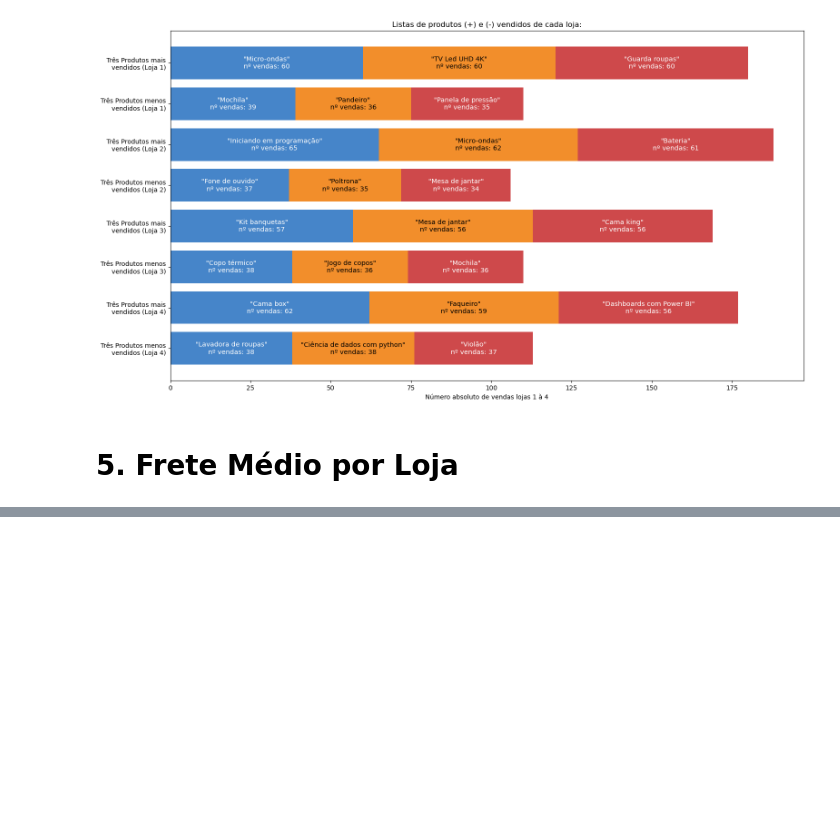
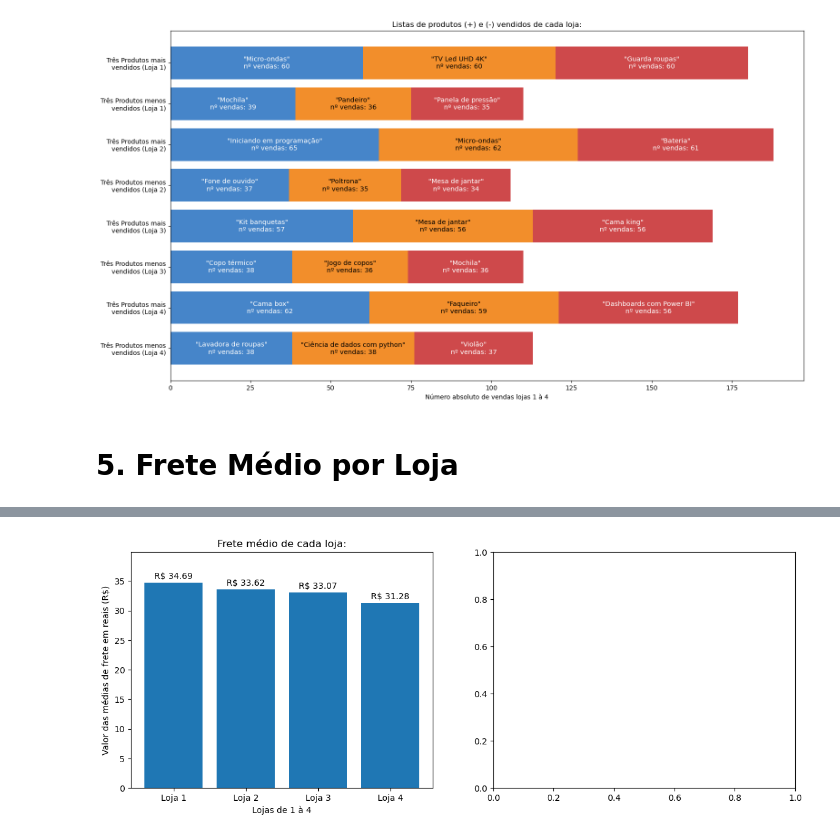
Before and after one commit to Megalonnix/ChallengeAluraStore, a Jupyter notebook: AluraStoreBr.ipynb, the cells around one changed output, grey strips where cells are left out. Saved outputs shown, nothing was run; the diff lists cells and outputs as text; code cells hidden in the pictures; blank space fills up the shorter version.

```diff
--- a/AluraStoreBr.ipynb
+++ b/AluraStoreBr.ipynb
@@ -654,0 +742,56 @@ plt.show()
+# %%
+# Apresentando
+# médias de frete das lojas 1 à 4
+# EXTRA: (+ dados dos fretes de vendas realizadas durante todo período):
+
+import matplotlib.pyplot as plt
+from datetime import datetime
+
+# Configurando gráfico múltiplo
+# com 1 linha e duas colunas (uma para cada gráfico):
+
+qtdLinhas = 1
+qtdColunas = 2
+largura = 14
+altura = 5
+
+fig, (ax1, ax2) = plt.subplots(
+    qtdLinhas, qtdColunas, figsize=(largura,altura))
+
+# -------------------------------------
+# Montagem do 1º Subgráfico -
+# (Muito parecido com a forma simples):
+# -------------------------------------
+
+# Dados do Gráfico de Barras:
+valoresBarras = mediasFrete
+nomesLojas = ['Loja 1','Loja 2','Loja 3','Loja 4']
+
+# Montagem do Gráfico de Barras:
+ax1.bar(nomesLojas, valoresBarras)
+ax1.set_title('Frete médio de cada loja:')
+ax1.set_xlabel('Lojas de 1 à 4')
+ax1.set_ylabel('Valor das médias de frete em reais (R$)')
+ax1.set_ylim(0, max(valoresBarras) * 1.15)
+
+for i, valor in enumerate(valoresBarras):
+    ax1.text(
+        i,
+        valor + valor/100,
+        f'R$ {valor}',
+        ha='center',
+        va="bottom",
+        fontsize=10)
+
+# -------------------------------------
+# Montagem do 2º Subgráfico -
+# Gráfico de Dispersão / Scatter Plot (gostei muito desse kkk)
+# para ver preço do frete
+# de cada venda ao longo do tempo:
+# -------------------------------------
+
+vendas_catalogadas = vendas_all_lojas
+datas_eixo_x = [datetime.strptime(venda[0],'%d/%m/%Y') for venda in vendas_catalogadas]
+precos_vendas = [venda[1] for venda in vendas_catalogadas]
+# %% [output]
+[figure, added]
```
Also changed, not shown: parts of 3 cells of this notebook.
